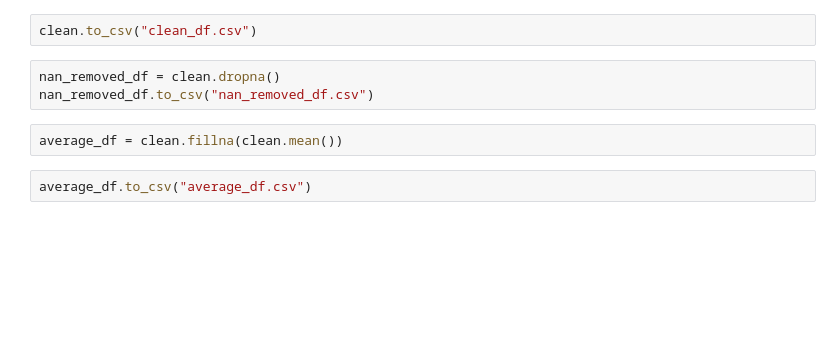
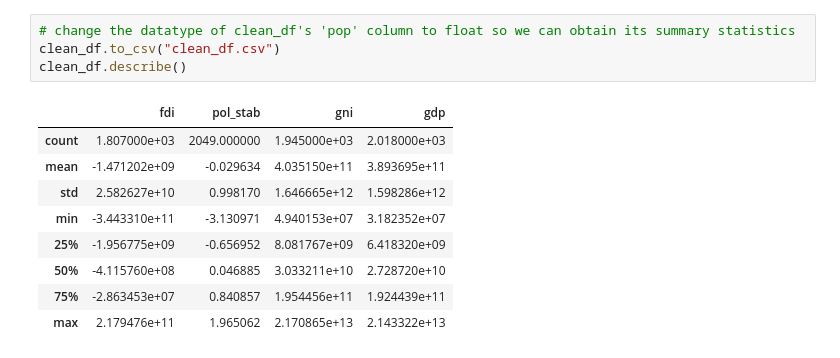
Before and after one commit to ibukunlola/capstone, a Jupyter notebook: model3/data_cleaning3.ipynb, the cells around one changed output. Cells and saved outputs as stored; diff of their text form; blank space fills up the shorter version.

```diff
--- a/model3/data_cleaning3.ipynb
+++ b/model3/data_cleaning3.ipynb
@@ -65,9 +58,14 @@ clean
-# %%
-clean.to_csv("clean_df.csv")
-# %%
-nan_removed_df = clean.dropna()
-nan_removed_df.to_csv("nan_removed_df.csv")
-# %%
-average_df = clean.fillna(clean.mean())
-# %%
-average_df.to_csv("average_df.csv")
+# %%
+# change the datatype of clean_df's 'pop' column to float so we can obtain its summary statistics
+clean_df.to_csv("clean_df.csv")
+clean_df.describe()
+# %% [output]
+|  | fdi | pol_stab | gni | gdp |
+| count | 1.807000e+03 | 2049.000000 | 1.945000e+03 | 2.018000e+03 |
+| mean | -1.471202e+09 | -0.029634 | 4.035150e+11 | 3.893695e+11 |
+| std | 2.582627e+10 | 0.998170 | 1.646665e+12 | 1.598286e+12 |
+| min | -3.443310e+11 | -3.130971 | 4.940153e+07 | 3.182352e+07 |
+| 25% | -1.956775e+09 | -0.656952 | 8.081767e+09 | 6.418320e+09 |
+| 50% | -4.115760e+08 | 0.046885 | 3.033211e+10 | 2.728720e+10 |
+| 75% | -2.863453e+07 | 0.840857 | 1.954456e+11 | 1.924439e+11 |
+| max | 2.179476e+11 | 1.965062 | 2.170865e+13 | 2.143322e+13 |
```
Also changed, not shown: parts of 14 cells of this notebook.
